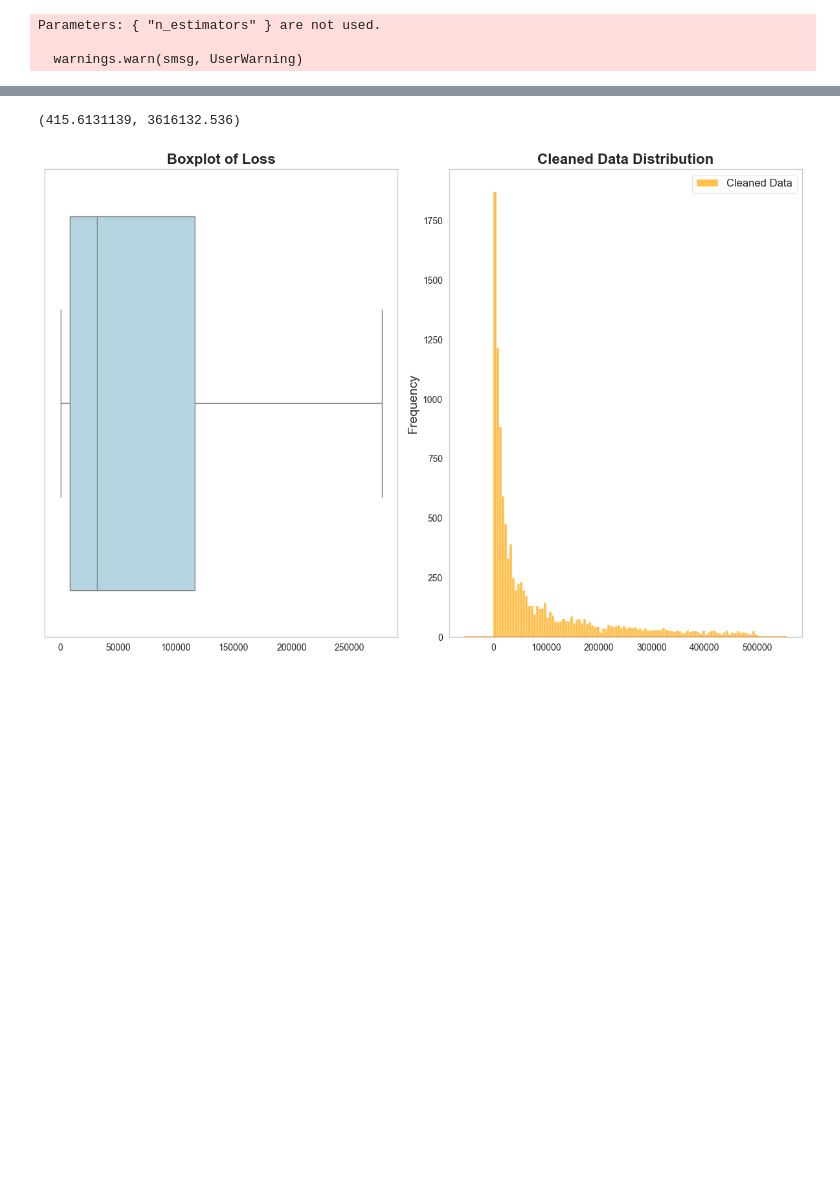
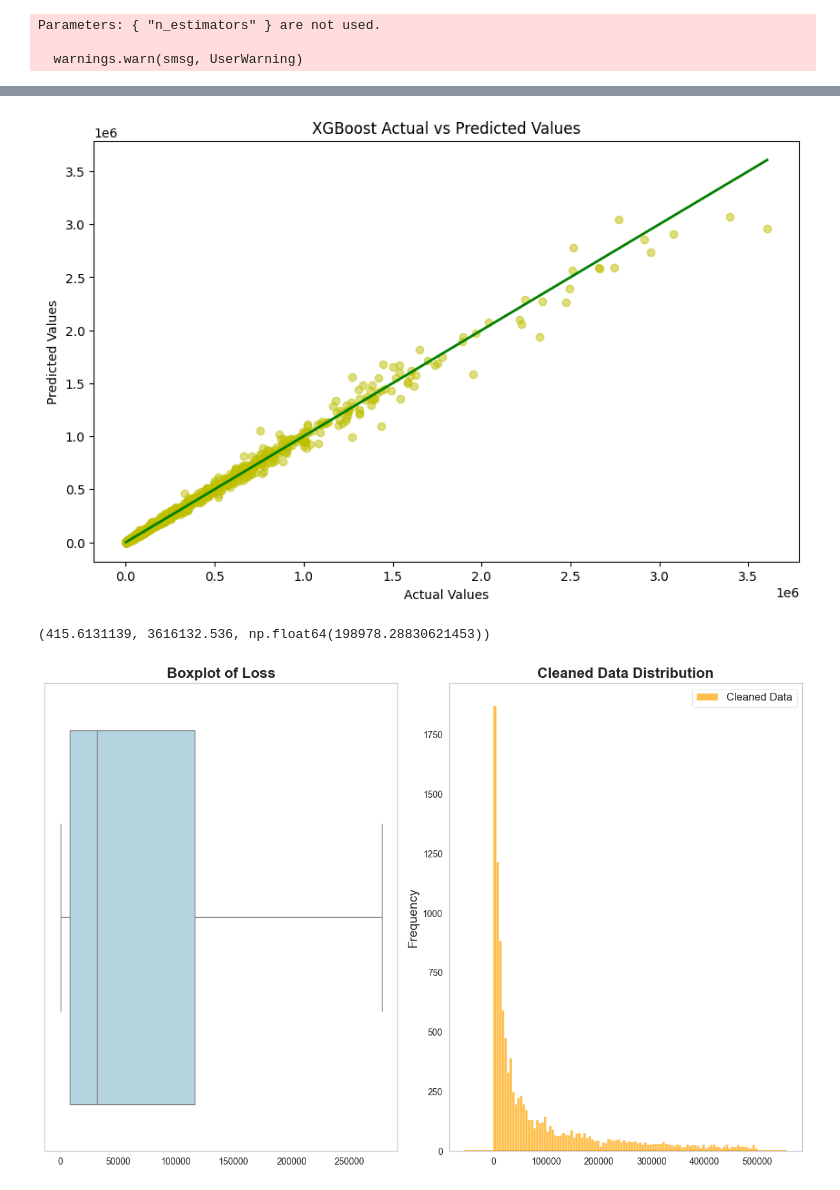
Before and after one commit to chunyoupeng/huawei-c, a Jupyter notebook: transformer.ipynb, the cells around one changed output, grey strips where cells are left out. Drawn from its saved outputs; the diff is of its cells as text; code cells hidden in the pictures; blank space fills up the shorter version.

```diff
--- a/transformer.ipynb
+++ b/transformer.ipynb
@@ -255,0 +227,10 @@ y.shape
+# %%
+plt.figure(figsize=(10, 6))
+plt.scatter(y_test, y_pred, alpha=0.5, c='y')
+plt.plot([y_test.min(), y_test.max()], [y_test.min(), y_test.max()], 'g', lw=2)
+plt.xlabel('Actual Values')
+plt.ylabel('Predicted Values')
+plt.title('XGBoost Actual vs Predicted Values')
+plt.show()
+# %% [output]
+[figure, added]
@@ -256,7 +239,7 @@ y.shape
 # %%
-min(df['core_loss']), max(df['core_loss'])
+min(df['core_loss']), max(df['core_loss']), np.mean(df['core_loss'])
 # %% [output]
-(415.6131139, 3616132.536)
+(415.6131139, 3616132.536, np.float64(198978.28830621453))
 # %%
 import seaborn as sns
 import matplotlib.pyplot as plt
```
Also changed, not shown: parts of 16 cells of this notebook, 2 other files.
